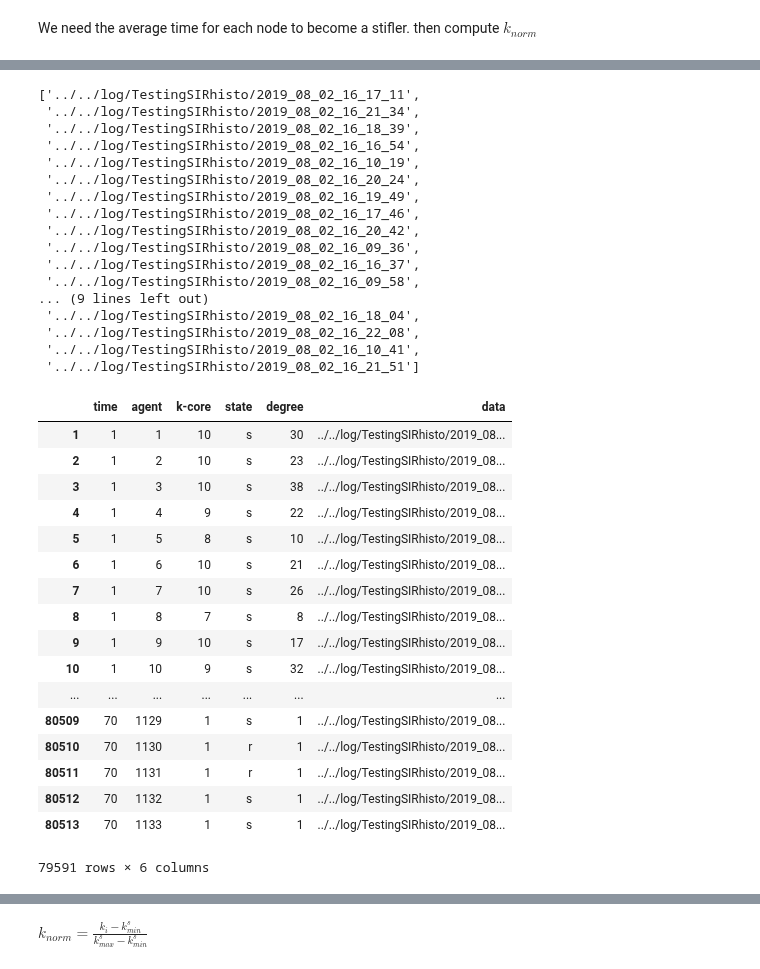
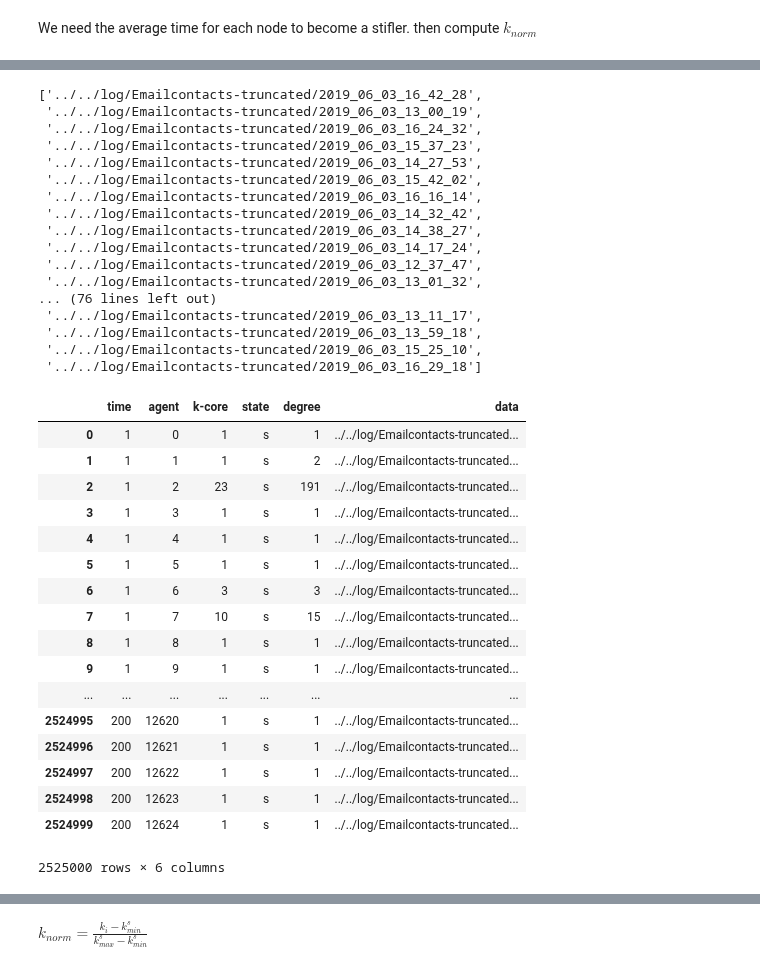
Before and after one commit to BFSteam/memory, a Jupyter notebook: jup/python/Knorm on Time .ipynb, the cells around one changed output, grey strips where cells are left out. Saved outputs shown, nothing was run; the diff lists cells and outputs as text; code cells hidden in the pictures.

```diff
--- a/jup/python/Knorm on Time .ipynb
+++ b/jup/python/Knorm on Time .ipynb
@@ -27,7 +27,7 @@ EmailURV = '../../src/datasets/EmailURV/EmailURV.csv'
 Emailcontacts = '../../src/datasets/Emailcontacts/Emailcontacts.csv'
 
 G = nx.Graph()
-with open(EmailURV, 'r') as file:
+with open(Emailcontacts, 'r') as file:
     reader = csv.reader(file, delimiter=",")
     for row in reader:
         G.add_edge(int(row[0]), int(row[1]))
@@ -58,28 +63,28 @@ minmax
 # %%
 mypath = '../../log/'
-maindirs = [join(mypath, f) for f in listdir(mypath) if isdir(join(mypath,f)) and "SIRhisto" in f]
-maindirs=maindirs[0]
+maindirs = [join(mypath, f) for f in listdir(mypath) if isdir(join(mypath,f)) and "Emailcontacts-truncated" in f]
+maindirs = maindirs[0]
 #dirs = [join(mypath, f) for f in listdir(mypath) if isdir(join(mypath,f)) and ("Graph" in f or "URV" in f)]
 dirs = [join(maindirs, f) for f in listdir(maindirs) if isdir(join(maindirs,f))]
 dirs
 # %% [output]
-['../../log/TestingSIRhisto/2019_08_02_16_17_11',
- '../../log/TestingSIRhisto/2019_08_02_16_21_34',
- '../../log/TestingSIRhisto/2019_08_02_16_18_39',
- '../../log/TestingSIRhisto/2019_08_02_16_16_54',
- '../../log/TestingSIRhisto/2019_08_02_16_10_19',
- '../../log/TestingSIRhisto/2019_08_02_16_20_24',
- '../../log/TestingSIRhisto/2019_08_02_16_19_49',
- '../../log/TestingSIRhisto/2019_08_02_16_17_46',
- '../../log/TestingSIRhisto/2019_08_02_16_20_42',
- '../../log/TestingSIRhisto/2019_08_02_16_09_36',
- '../../log/TestingSIRhisto/2019_08_02_16_16_37',
- '../../log/TestingSIRhisto/2019_08_02_16_09_58',
-... (9 lines left out)
- '../../log/TestingSIRhisto/2019_08_02_16_18_04',
- '../../log/TestingSIRhisto/2019_08_02_16_22_08',
- '../../log/TestingSIRhisto/2019_08_02_16_10_41',
- '../../log/TestingSIRhisto/2019_08_02_16_21_51']
+['../../log/Emailcontacts-truncated/2019_06_03_16_42_28',
+ '../../log/Emailcontacts-truncated/2019_06_03_13_00_19',
+ '../../log/Emailcontacts-truncated/2019_06_03_16_24_32',
+ '../../log/Emailcontacts-truncated/2019_06_03_15_37_23',
+ '../../log/Emailcontacts-truncated/2019_06_03_14_27_53',
+ '../../log/Emailcontacts-truncated/2019_06_03_15_42_02',
+ '../../log/Emailcontacts-truncated/2019_06_03_16_16_14',
+ '../../log/Emailcontacts-truncated/2019_06_03_14_32_42',
+ '../../log/Emailcontacts-truncated/2019_06_03_14_38_27',
+ '../../log/Emailcontacts-truncated/2019_06_03_14_17_24',
+ '../../log/Emailcontacts-truncated/2019_06_03_12_37_47',
+ '../../log/Emailcontacts-truncated/2019_06_03_13_01_32',
+... (76 lines left out)
+ '../../log/Emailcontacts-truncated/2019_06_03_13_11_17',
+ '../../log/Emailcontacts-truncated/2019_06_03_13_59_18',
+ '../../log/Emailcontacts-truncated/2019_06_03_15_25_10',
+ '../../log/Emailcontacts-truncated/2019_06_03_16_29_18']
 # %%
 dd = dirs[0]
 df = pd.DataFrame()
@@ -90,51 +95,51 @@ with open(join(dd, 'k_core.csv'), 'r') as file:
     for row in reader:
         if len(row) < 5:
             continue
         #try:
         #    int(row[0])
         #except:
         #    continue
         pass
         #print(row)
 
 dataframelist = []
 #for dd in dirs:
 #    tdf = pd.DataFrame()
 #    tdf = pd.read_csv(join(dd,'k_core.csv'), skiprows=12)
 #    tdf['data'] = pd.Series([dd] * len(tdf), index=tdf.index)
 #    # filter remove k-core 0 and 11
 #    tdf = tdf.loc[tdf['k-core'] != 0]
 #    tdf = tdf.loc[tdf['k-core'] != 11]
 #    dataframelist.append(tdf)
 #df = pd.concat(dataframelist)
 #df
 
 df = pd.DataFrame()
 df = pd.read_csv(join(dd,'k_core.csv'), skiprows=12)
 df['data'] = pd.Series([dd] * len(df), index=df.index)
 # filter remove k-core 0 and 11
 df = df.loc[df['k-core'] != 0]
-df = df.loc[df['k-core'] != 11]
+#df = df.loc[df['k-core'] != 11]
 df
 # %% [output]
 |  | time | agent | k-core | state | degree | data |
-| 1 | 1 | 1 | 10 | s | 30 | ../../log/TestingSIRhisto/2019_08... |
-| 2 | 1 | 2 | 10 | s | 23 | ../../log/TestingSIRhisto/2019_08... |
-| 3 | 1 | 3 | 10 | s | 38 | ../../log/TestingSIRhisto/2019_08... |
-| 4 | 1 | 4 | 9 | s | 22 | ../../log/TestingSIRhisto/2019_08... |
-| 5 | 1 | 5 | 8 | s | 10 | ../../log/TestingSIRhisto/2019_08... |
-| 6 | 1 | 6 | 10 | s | 21 | ../../log/TestingSIRhisto/2019_08... |
-| 7 | 1 | 7 | 10 | s | 26 | ../../log/TestingSIRhisto/2019_08... |
-| 8 | 1 | 8 | 7 | s | 8 | ../../log/TestingSIRhisto/2019_08... |
-| 9 | 1 | 9 | 10 | s | 17 | ../../log/TestingSIRhisto/2019_08... |
-| 10 | 1 | 10 | 9 | s | 32 | ../../log/TestingSIRhisto/2019_08... |
+| 0 | 1 | 0 | 1 | s | 1 | ../../log/Emailcontacts-truncated... |
+| 1 | 1 | 1 | 1 | s | 2 | ../../log/Emailcontacts-truncated... |
+| 2 | 1 | 2 | 23 | s | 191 | ../../log/Emailcontacts-truncated... |
+| 3 | 1 | 3 | 1 | s | 1 | ../../log/Emailcontacts-truncated... |
+| 4 | 1 | 4 | 1 | s | 1 | ../../log/Emailcontacts-truncated... |
+| 5 | 1 | 5 | 1 | s | 1 | ../../log/Emailcontacts-truncated... |
+| 6 | 1 | 6 | 3 | s | 3 | ../../log/Emailcontacts-truncated... |
+| 7 | 1 | 7 | 10 | s | 15 | ../../log/Emailcontacts-truncated... |
+| 8 | 1 | 8 | 1 | s | 1 | ../../log/Emailcontacts-truncated... |
+| 9 | 1 | 9 | 1 | s | 1 | ../../log/Emailcontacts-truncated... |
 | ... | ... | ... | ... | ... | ... | ... |
-| 80509 | 70 | 1129 | 1 | s | 1 | ../../log/TestingSIRhisto/2019_08... |
-| 80510 | 70 | 1130 | 1 | r | 1 | ../../log/TestingSIRhisto/2019_08... |
-| 80511 | 70 | 1131 | 1 | r | 1 | ../../log/TestingSIRhisto/2019_08... |
-| 80512 | 70 | 1132 | 1 | s | 1 | ../../log/TestingSIRhisto/2019_08... |
-| 80513 | 70 | 1133 | 1 | s | 1 | ../../log/TestingSIRhisto/2019_08... |
+| 2524995 | 200 | 12620 | 1 | s | 1 | ../../log/Emailcontacts-truncated... |
+| 2524996 | 200 | 12621 | 1 | s | 1 | ../../log/Emailcontacts-truncated... |
+| 2524997 | 200 | 12622 | 1 | s | 1 | ../../log/Emailcontacts-truncated... |
+| 2524998 | 200 | 12623 | 1 | s | 1 | ../../log/Emailcontacts-truncated... |
+| 2524999 | 200 | 12624 | 1 | s | 1 | ../../log/Emailcontacts-truncated... |
-79591 rows × 6 columns
+2525000 rows × 6 columns
 # %%
 df.sort_values('agent')
 # %% [output]
```
Also changed, not shown: parts of 9 cells of this notebook, 5 other files.
